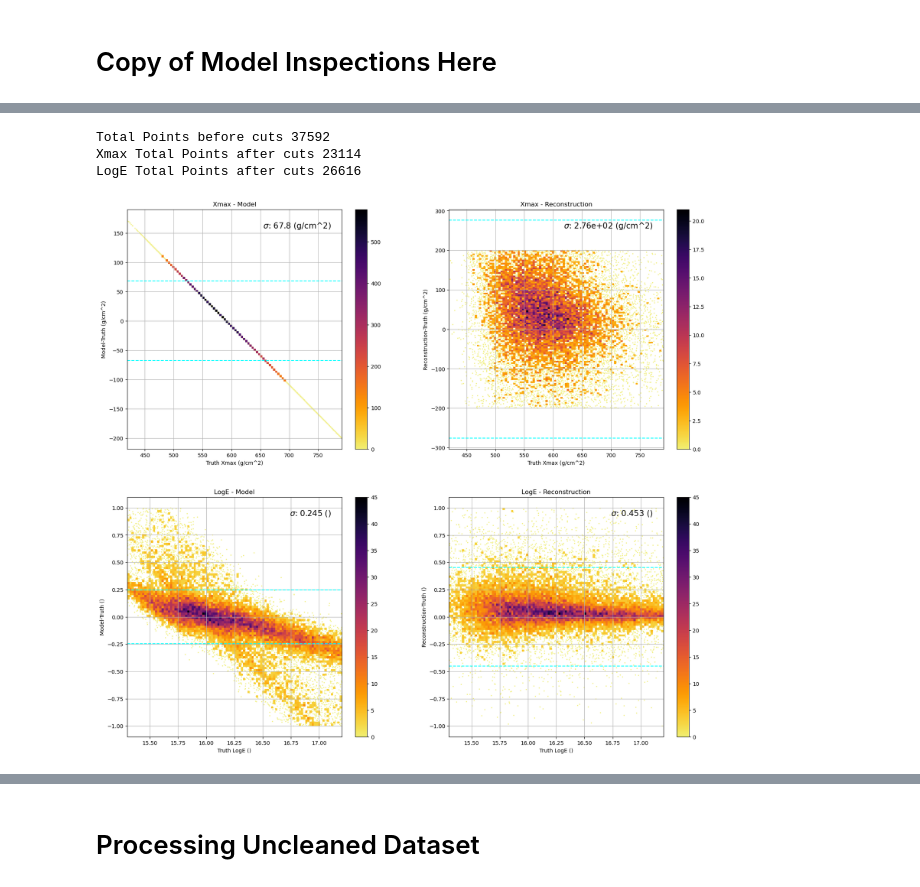
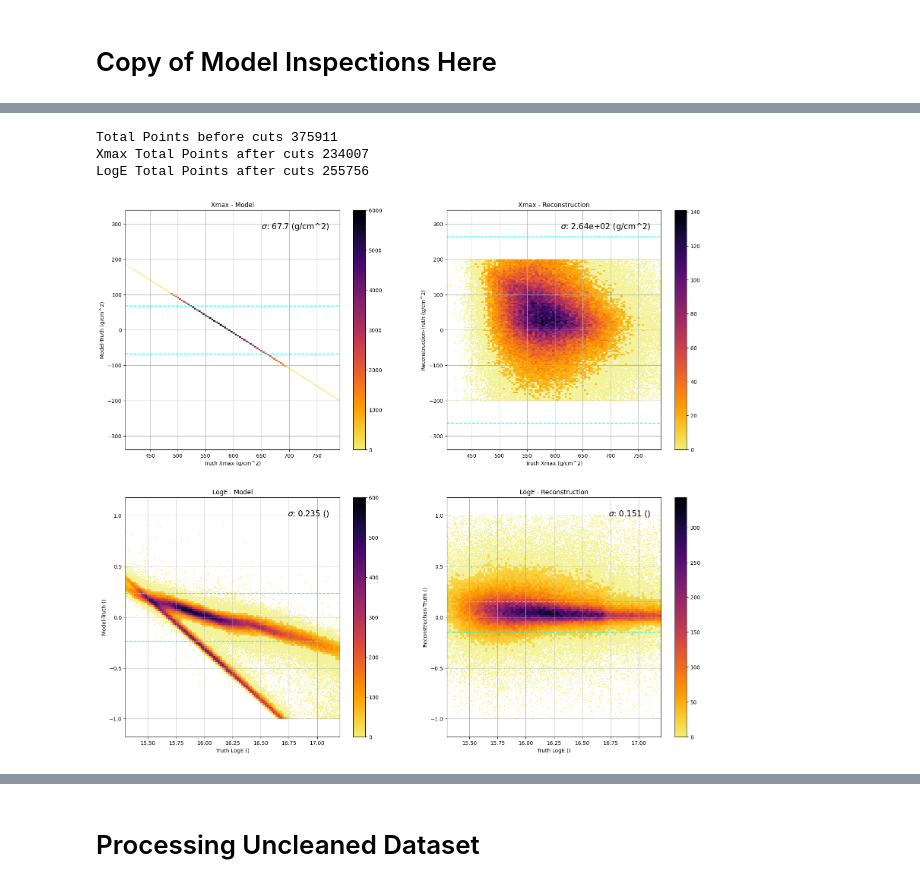
Before and after one commit to fedor-tairli/CDEProject, a Jupyter notebook: XmaxEnergyDatasplit/Code/Training.ipynb, the cells around one changed output, grey strips where cells are left out. Cells and saved outputs as stored; diff of their text form; code cells hidden in the pictures.

Commit message:
Updates to the XmaxDatasplit and older Autoencoder attempts

```diff
--- a/XmaxEnergyDatasplit/Code/Training.ipynb
+++ b/XmaxEnergyDatasplit/Code/Training.ipynb
@@ -176,6 +174,6 @@ Applied Angular Velocity cut at 3.0 Deg/100ns, keeping 220751 out of 375911 even
 # %%
-Low_AngVel_Cut_Mask = Dataset._Good_Event_Mask
-Dataset._Good_Event_Mask = torch.ones_like(Dataset._Good_Event_Mask)
+# Low_AngVel_Cut_Mask = Dataset._Good_Event_Mask
+# Dataset._Good_Event_Mask = torch.ones_like(Dataset._Good_Event_Mask)
 # %%
 # Dataset.BatchSize = 1
 
@@ -367,7 +368,9 @@ Made Log at /home/fedor-tairli/work/CDEs/TrainingLogs/
 # %%
-# ModelLoad = os.path.abspath('..//Models/Model_XmaxEnergy_Conv3d')
+# ModelLoad = os.path.abspath('../Models/Model_XmaxEnergy_Conv3d')
+ModelLoad = os.path.abspath('../Models/Model_XmaxEnergy_Conv3d_withRejection')
+# ModelLoad = os.path.abspath('../Models/Model_XmaxEnergy_Conv3d_withRejection_ForSpoofedDataset')
 
-# model = torch.load(ModelLoad+'.pt')
-# tracker = torch.load(ModelLoad+'_Tracker.pt')
-# print(f'Loaded Model: {model.Name}')
+model = torch.load(ModelLoad+'.pt')
+tracker = torch.load(ModelLoad+'_Tracker.pt')
+print(f'Loaded Model: {model.Name}')
 # %% [output]
@@ -589,0 +611,14 @@ Percentile Ratio   Pred/Rec             1.1373
+# %%
+# Gating Distribution
+TruthKeys = Dataset.Truth_Keys
+
+
+fig, axs = plt.subplots(1,len(TruthKeys),figsize = (5*len(TruthKeys),5))
+for i,key in enumerate(TruthKeys):
+    ax = axs[i]
+
+    ax.hist(Gate[:,i], bins=50, alpha=0.5, label='Gate', color='blue')
+    ax.set_title(f'Gate Distribution for {key}')
+    ax.set_xlabel('Gate Value')
+    ax.set_ylabel('Count')
+    ax.set_yscale('log')
@@ -627,8 +664,8 @@ def CombinedDeviationPlots(TruthKeys,TruthUnits,Truth,Pred,Rec,skip_cut = False)
         else: cut = (np.abs(Yp)>0)
 
         # 68th Percentile - Calculate Before the cuts,
-        Percentile68_p = np.percentile(np.abs(Yp),68)
-        Percentile68_r = np.percentile(np.abs(Yr),68)
+        Percentile68_p = np.percentile(np.abs(Yp[np.isfinite(Yp)]),68)
+        Percentile68_r = np.percentile(np.abs(Yr[np.isfinite(Yr)]),68)
 
         X = X[cut]
         Yp = Yp[cut]
@@ -677,36 +714,36 @@ def CombinedDeviationPlots(TruthKeys,TruthUnits,Truth,Pred,Rec,skip_cut = False)
         # ax[0,1].set_facecolor('lightgrey')
         # ax[1,1].set_facecolor('lightgrey')
 
 
 
-        # ax[i,0].set_ylim(-Percentile68_p*5,Percentile68_p*5)
-        # ax[i,1].set_ylim(-Percentile68_p*5,Percentile68_p*5)
+        ax[i,0].set_ylim(-Percentile68_p*5,Percentile68_p*5)
+        ax[i,1].set_ylim(-Percentile68_p*5,Percentile68_p*5)
 
 
 
         # Add as a texbox to top right of plot
         if TruthUnits[i]!= 'rad':
             ax[i,0].text(0.95, 0.95, f'$\\sigma$: {Percentile68_p:.3} ({TruthUnits[i]})', verticalalignment='top', horizontalalignment='right', transform=ax[i,0].transAxes, fontsize=15)
             ax[i,1].text(0.95, 0.95, f'$\\sigma$: {Percentile68_r:.3} ({TruthUnits[i]})', verticalalignment='top', horizontalalignment='right', transform=ax[i,1].transAxes, fontsize=15)
 
         else:
             ax[i,0].text(0.95, 0.95, f'$\\sigma$: {Percentile68_p:.3} (deg)', verticalalignment='top', horizontalalignment='right', transform=ax[i,0].transAxes, fontsize=15)
             ax[i,1].text(0.95, 0.95, f'$\\sigma$: {Percentile68_r:.3} (deg)', verticalalignment='top', horizontalalignment='right', transform=ax[i,1].transAxes, fontsize=15)
 
 
 
         ax[i,0].axhline(Percentile68_p, color='cyan', linestyle='--')
         ax[i,0].axhline(-Percentile68_p, color='cyan', linestyle='--')
 
         ax[i,1].axhline(Percentile68_r, color='cyan', linestyle='--')
         ax[i,1].axhline(-Percentile68_r, color='cyan', linestyle='--')
 
     return fig
 
 figure = CombinedDeviationPlots(TruthKeys,TruthUnits,Truth,Pred,Rec,skip_cut=False)
 # figure.savefig(f'../Results/{Model_Name}_Combined_Deviation.png')
 # %% [output]
-Total Points before cuts 37592
-Xmax Total Points after cuts 23114
-LogE Total Points after cuts 26616
+Total Points before cuts 375911
+Xmax Total Points after cuts 234007
+LogE Total Points after cuts 255756
-[figure, old version]
+[figure, new version]
```
Also changed, not shown: parts of 27 cells of this notebook, 16 other files.
